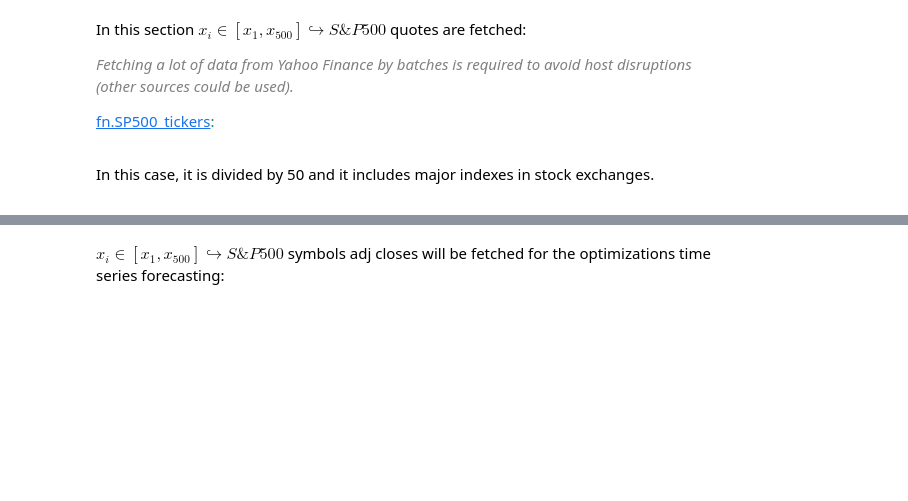
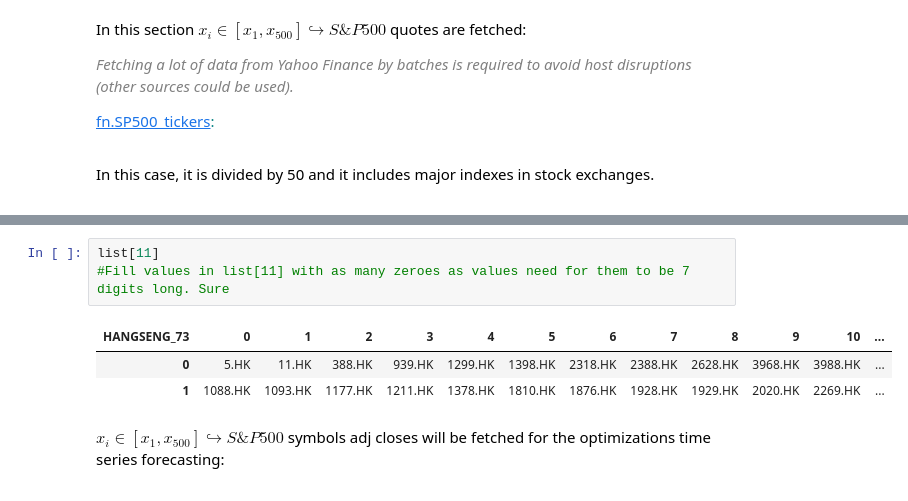
Before and after one commit to EMarquez7/Examen-de-Simulaci-n-2, a Jupyter notebook: SP500-Risk-Optimized-Portfolios-ML.ipynb, the cells around one changed output, grey strips where cells are left out. Cells and saved outputs as stored; diff of their text form; blank space fills up the shorter version.

```diff
--- a/SP500-Risk-Optimized-Portfolios-ML.ipynb
+++ b/SP500-Risk-Optimized-Portfolios-ML.ipynb
@@ -435,3 +316,10 @@ output[11]
+# %%
+list[11]
+#Fill values in list[11] with as many zeroes as values need for them to be 7 digits long. Sure
+# %% [output]
+| HANGSENG_73 | 0 | 1 | 2 | 3 | 4 | 5 | 6 | 7 | 8 | 9 | 10 | ... |
+| 0 | 5.HK | 11.HK | 388.HK | 939.HK | 1299.HK | 1398.HK | 2318.HK | 2388.HK | 2628.HK | 3968.HK | 3988.HK | ... |
+| 1 | 1088.HK | 1093.HK | 1177.HK | 1211.HK | 1378.HK | 1810.HK | 1876.HK | 1928.HK | 1929.HK | 2020.HK | 2269.HK | ... |
 # %% [markdown]
 <font color= 'black'>
 
```
Also changed, not shown: parts of 20 cells of this notebook, 1 other file.
